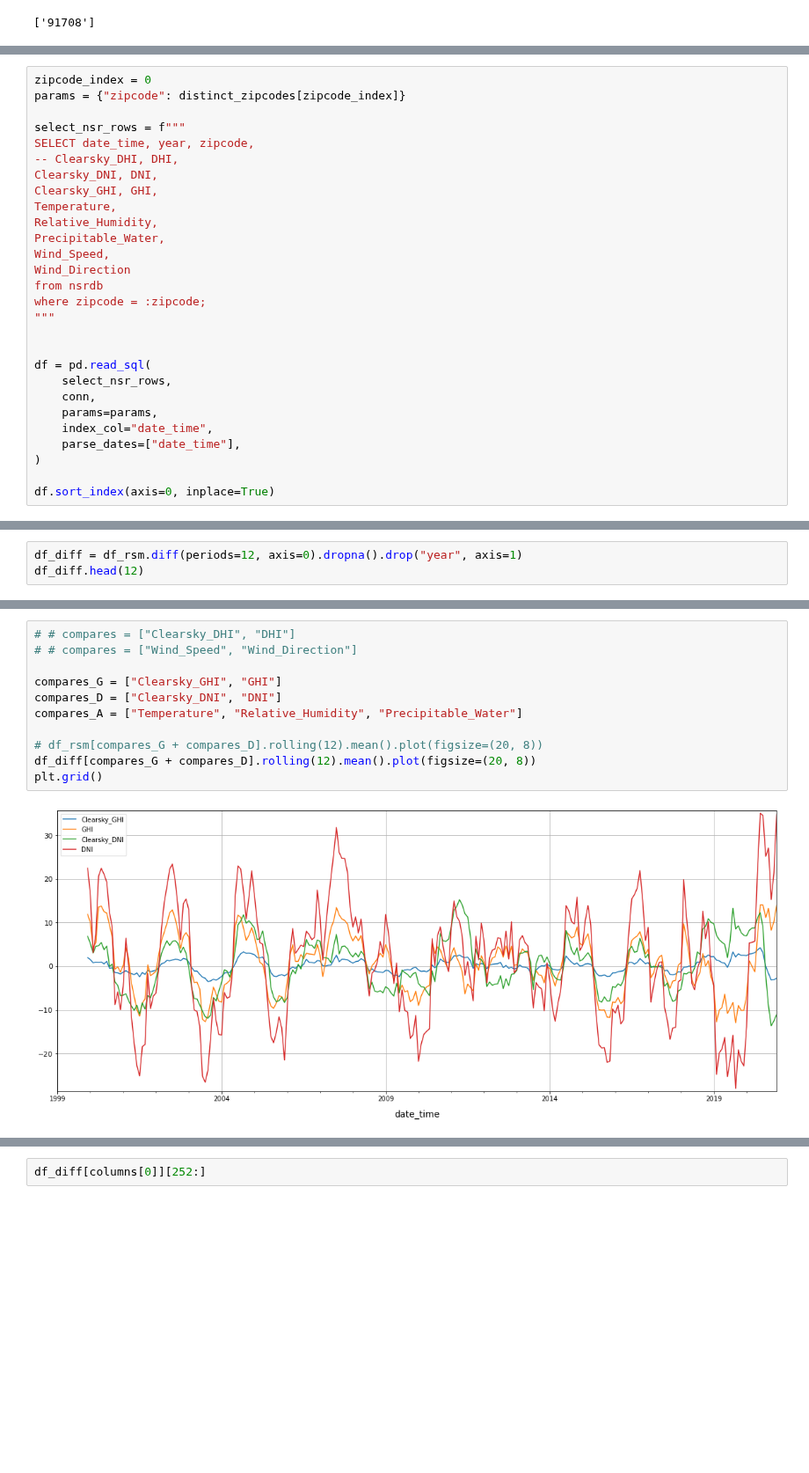
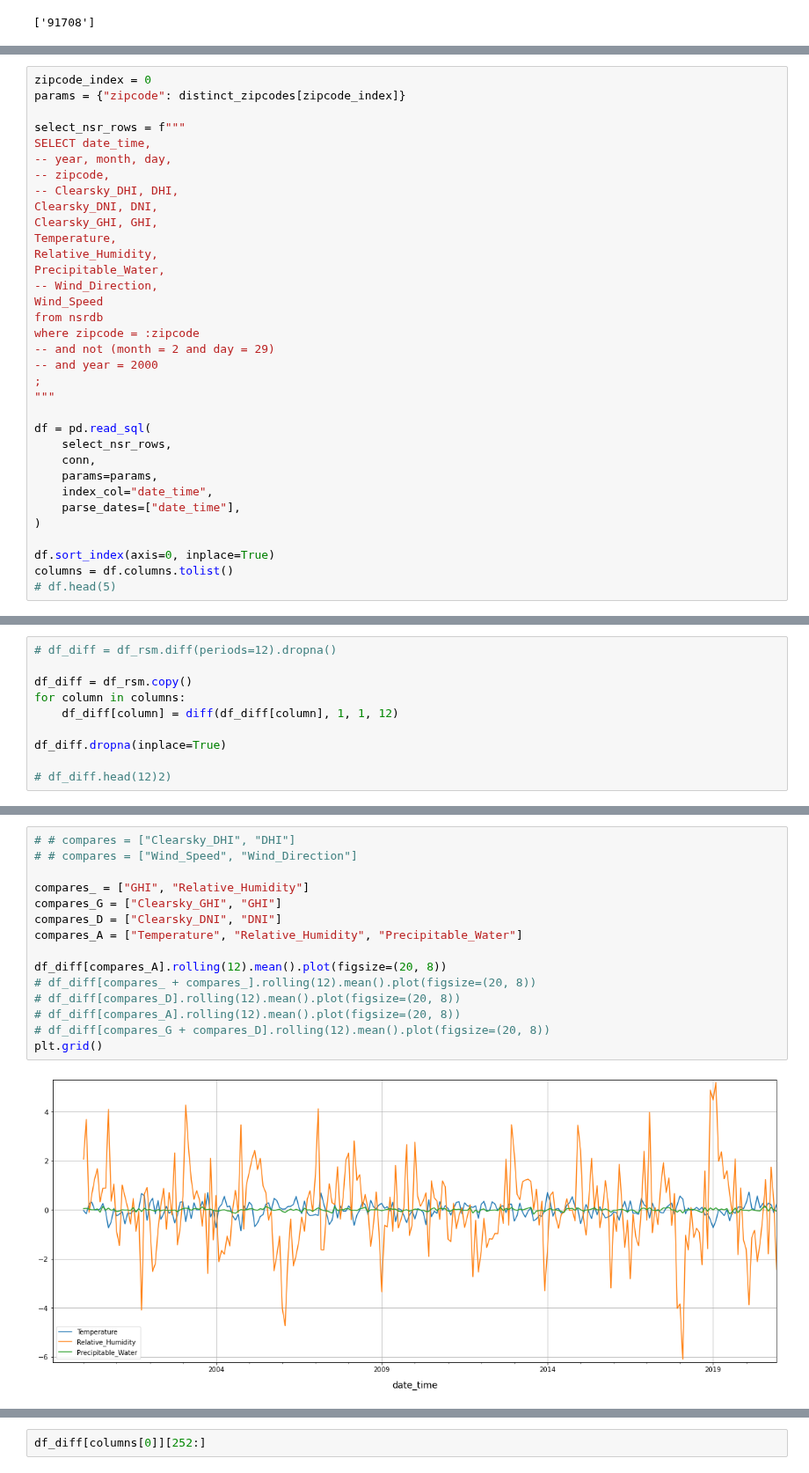
Before and after one commit to gamyers/solar-697, a Jupyter notebook: gm/notebooks/ts_arima.ipynb, the cells around one changed output, grey strips where cells are left out. Shown at 88% size. Cells and saved outputs as stored; diff of their text form; blank space fills up the shorter version.

```diff
--- a/gm/notebooks/ts_arima.ipynb
+++ b/gm/notebooks/ts_arima.ipynb
@@ -78,19 +94,23 @@ zipcode_index = 0
 params = {"zipcode": distinct_zipcodes[zipcode_index]}
 
 select_nsr_rows = f"""
-SELECT date_time, year, zipcode,
+SELECT date_time,
+-- year, month, day,
+-- zipcode,
 -- Clearsky_DHI, DHI,
 Clearsky_DNI, DNI,
 Clearsky_GHI, GHI,
 Temperature,
 Relative_Humidity,
 Precipitable_Water,
-Wind_Speed,
-Wind_Direction
+-- Wind_Direction,
+Wind_Speed
 from nsrdb
-where zipcode = :zipcode;
+where zipcode = :zipcode
+-- and not (month = 2 and day = 29)
+-- and year = 2000
+;
 """
-
 
 df = pd.read_sql(
     select_nsr_rows,
@@ -101,3 +121,5 @@ df = pd.read_sql(
 )
 
 df.sort_index(axis=0, inplace=True)
+columns = df.columns.tolist()
+# df.head(5)
@@ -151,3 +165,10 @@ df_rsm
 # %%
-df_diff = df_rsm.diff(periods=12, axis=0).dropna().drop("year", axis=1)
-df_diff.head(12)
+# df_diff = df_rsm.diff(periods=12).dropna()
+
+df_diff = df_rsm.copy()
+for column in columns:
+    df_diff[column] = diff(df_diff[column], 1, 1, 12)
+
+df_diff.dropna(inplace=True)
+
+# df_diff.head(12)2)
@@ -169,13 +175,17 @@ df_diff.head(12)
 # %%
 # # compares = ["Clearsky_DHI", "DHI"]
 # # compares = ["Wind_Speed", "Wind_Direction"]
 
+compares_ = ["GHI", "Relative_Humidity"]
 compares_G = ["Clearsky_GHI", "GHI"]
 compares_D = ["Clearsky_DNI", "DNI"]
 compares_A = ["Temperature", "Relative_Humidity", "Precipitable_Water"]
 
-# df_rsm[compares_G + compares_D].rolling(12).mean().plot(figsize=(20, 8))
-df_diff[compares_G + compares_D].rolling(12).mean().plot(figsize=(20, 8))
+df_diff[compares_A].rolling(12).mean().plot(figsize=(20, 8))
+# df_diff[compares_ + compares_].rolling(12).mean().plot(figsize=(20, 8))
+# df_diff[compares_D].rolling(12).mean().plot(figsize=(20, 8))
+# df_diff[compares_A].rolling(12).mean().plot(figsize=(20, 8))
+# df_diff[compares_G + compares_D].rolling(12).mean().plot(figsize=(20, 8))
 plt.grid()
 # %% [output]
-[figure, old version]
+[figure, new version]
```
Also changed, not shown: parts of 24 cells of this notebook, 2 other files.
